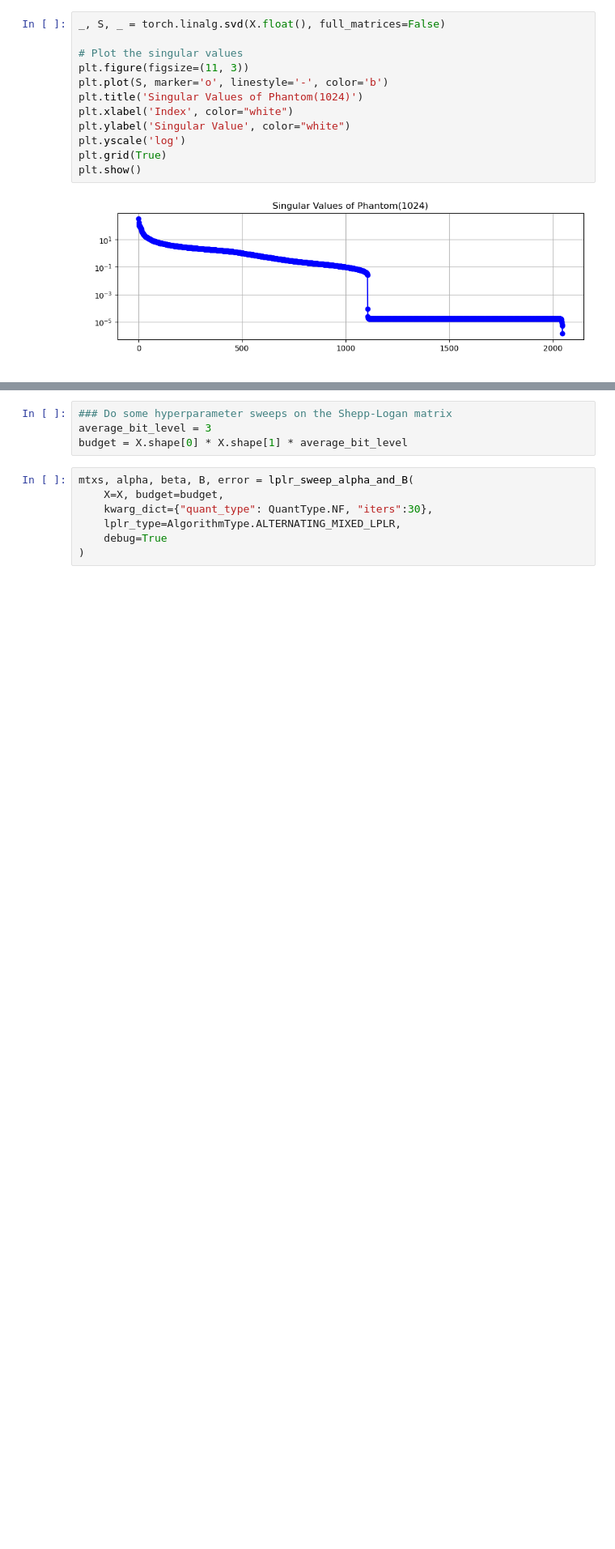
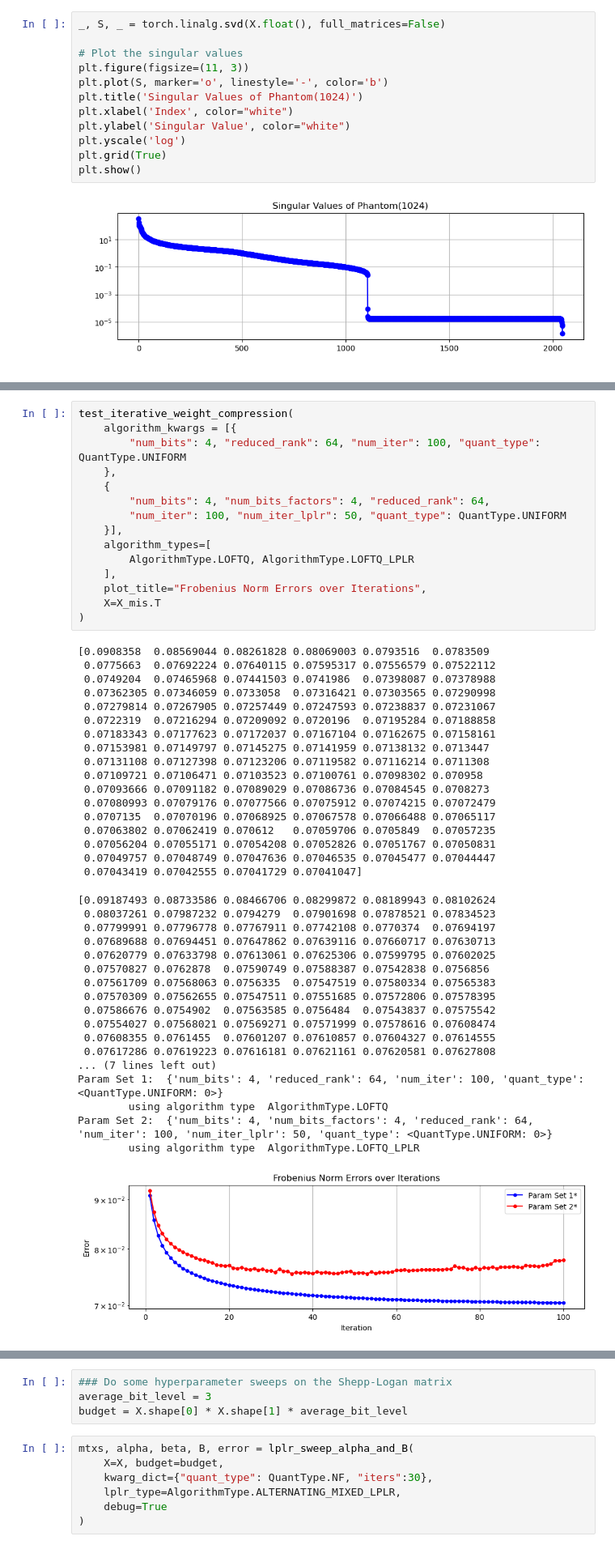
Before and after one commit to pilancilab/caldera, a Jupyter notebook: naomi/notebooks/mixed_lplr.ipynb, the cells around one changed output, grey strips where cells are left out. Shown: that part at 81% size. Cells and saved outputs as stored; diff of their text form; blank space fills up the shorter version.

```diff
--- a/naomi/notebooks/mixed_lplr.ipynb
+++ b/naomi/notebooks/mixed_lplr.ipynb
@@ -138,3 +204,54 @@ def test_iterative_weight_compression(
+# %%
+test_iterative_weight_compression(
+    algorithm_kwargs = [{
+        "num_bits": 4, "reduced_rank": 64, "num_iter": 100, "quant_type": QuantType.UNIFORM
+    },
+    {
+        "num_bits": 4, "num_bits_factors": 4, "reduced_rank": 64,
+        "num_iter": 100, "num_iter_lplr": 50, "quant_type": QuantType.UNIFORM
+    }],
+    algorithm_types=[
+        AlgorithmType.LOFTQ, AlgorithmType.LOFTQ_LPLR
+    ],
+    plot_title="Frobenius Norm Errors over Iterations",
+    X=X_mis.T
+)
+# %% [output]
+[0.0908358  0.08569044 0.08261828 0.08069003 0.0793516  0.0783509
+ 0.0775663  0.07692224 0.07640115 0.07595317 0.07556579 0.07522112
+ 0.0749204  0.07465968 0.07441503 0.0741986  0.07398087 0.07378988
+ 0.07362305 0.07346059 0.0733058  0.07316421 0.07303565 0.07290998
+ 0.07279814 0.07267905 0.07257449 0.07247593 0.07238837 0.07231067
+ 0.0722319  0.07216294 0.07209092 0.0720196  0.07195284 0.07188858
+ 0.07183343 0.07177623 0.07172037 0.07167104 0.07162675 0.07158161
+ 0.07153981 0.07149797 0.07145275 0.07141959 0.07138132 0.0713447
+ 0.07131108 0.07127398 0.07123206 0.07119582 0.07116214 0.0711308
+ 0.07109721 0.07106471 0.07103523 0.07100761 0.07098302 0.070958
+ 0.07093666 0.07091182 0.07089029 0.07086736 0.07084545 0.0708273
+ 0.07080993 0.07079176 0.07077566 0.07075912 0.07074215 0.07072479
+ 0.0707135  0.07070196 0.07068925 0.07067578 0.07066488 0.07065117
+ 0.07063802 0.07062419 0.070612   0.07059706 0.0705849  0.07057235
+ 0.07056204 0.07055171 0.07054208 0.07052826 0.07051767 0.07050831
+ 0.07049757 0.07048749 0.07047636 0.07046535 0.07045477 0.07044447
+ 0.07043419 0.07042555 0.07041729 0.07041047]
+[0.09187493 0.08733586 0.08466706 0.08299872 0.08189943 0.08102624
+ 0.08037261 0.07987232 0.0794279  0.07901698 0.07878521 0.07834523
+ 0.07799991 0.07796778 0.07767911 0.07742108 0.0770374  0.07694197
+ 0.07689688 0.07694451 0.07647862 0.07639116 0.07660717 0.07630713
+ 0.07620779 0.07633798 0.07613061 0.07625306 0.07599795 0.07602025
+ 0.07570827 0.0762878  0.07590749 0.07588387 0.07542838 0.0756856
+ 0.07561709 0.07568063 0.0756335  0.07547519 0.07580334 0.07565383
+ 0.07570309 0.07562655 0.07547511 0.07551685 0.07572806 0.07578395
+ 0.07586676 0.0754902  0.07563585 0.0756484  0.07543837 0.07575542
+ 0.07554027 0.07568021 0.07569271 0.07571999 0.07578616 0.07608474
+ 0.07608355 0.0761455  0.07601207 0.07610857 0.07604327 0.07614555
+ 0.07617286 0.07619223 0.07616181 0.07621161 0.07620581 0.07627808
+... (7 lines left out)
+Param Set 1:  {'num_bits': 4, 'reduced_rank': 64, 'num_iter': 100, 'quant_type': <QuantType.UNIFORM: 0>}
+        using algorithm type  AlgorithmType.LOFTQ
+Param Set 2:  {'num_bits': 4, 'num_bits_factors': 4, 'reduced_rank': 64, 'num_iter': 100, 'num_iter_lplr': 50, 'quant_type': <QuantType.UNIFORM: 0>}
+        using algorithm type  AlgorithmType.LOFTQ_LPLR
+[figure, added]
 # %%
 test_iterative_weight_compression(
     algorithm_kwargs = [{
```
Also changed, not shown: parts of 19 cells of this notebook, 7 other files.
